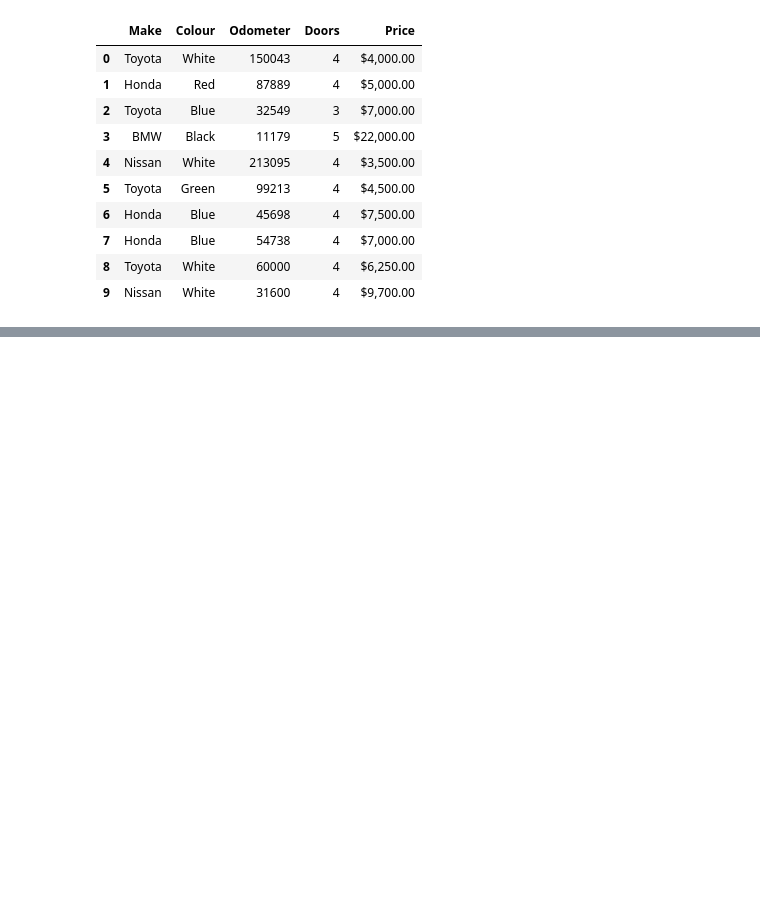
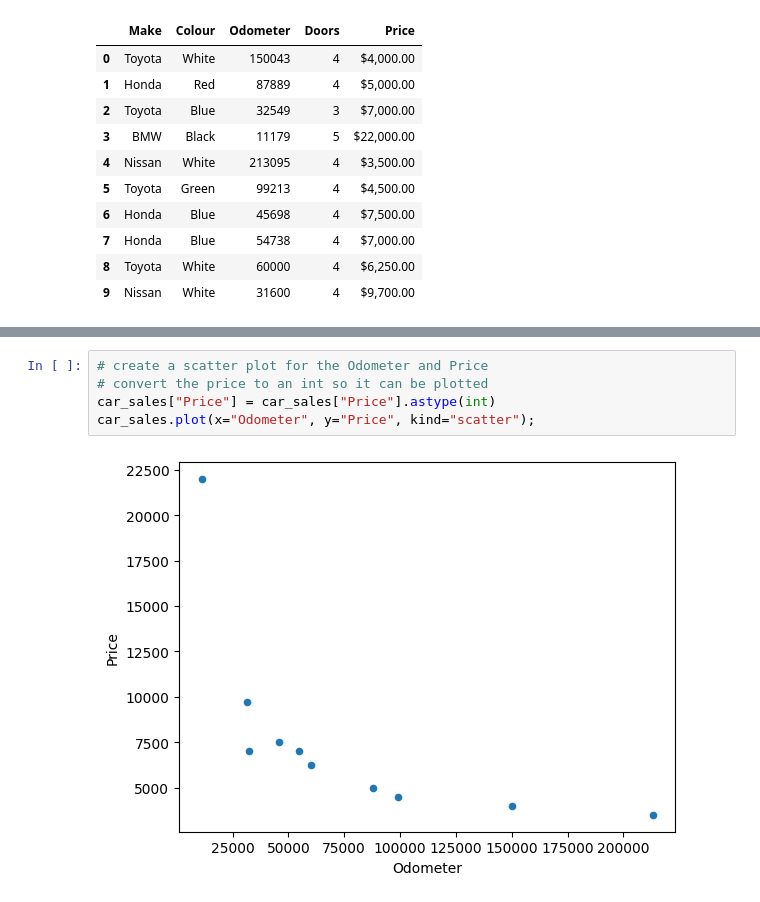
Before and after one commit to thewesternfront/Jupyter_Testintg_Jetbrains, a Jupyter notebook: Introduction-to-MatplotLib.ipynb, the cells around one changed output, grey strips where cells are left out. Drawn from its saved outputs; the diff is of its cells as text; blank space fills up the shorter version.

```diff
--- a/Introduction-to-MatplotLib.ipynb
+++ b/Introduction-to-MatplotLib.ipynb
@@ -206,0 +286,7 @@ car_sales
+# %%
+# create a scatter plot for the Odometer and Price
+# convert the price to an int so it can be plotted
+car_sales["Price"] = car_sales["Price"].astype(int)
+car_sales.plot(x="Odometer", y="Price", kind="scatter");
+# %% [output]
+[figure, added]
```
Also changed, not shown: parts of 12 cells of this notebook, 1 other file.
